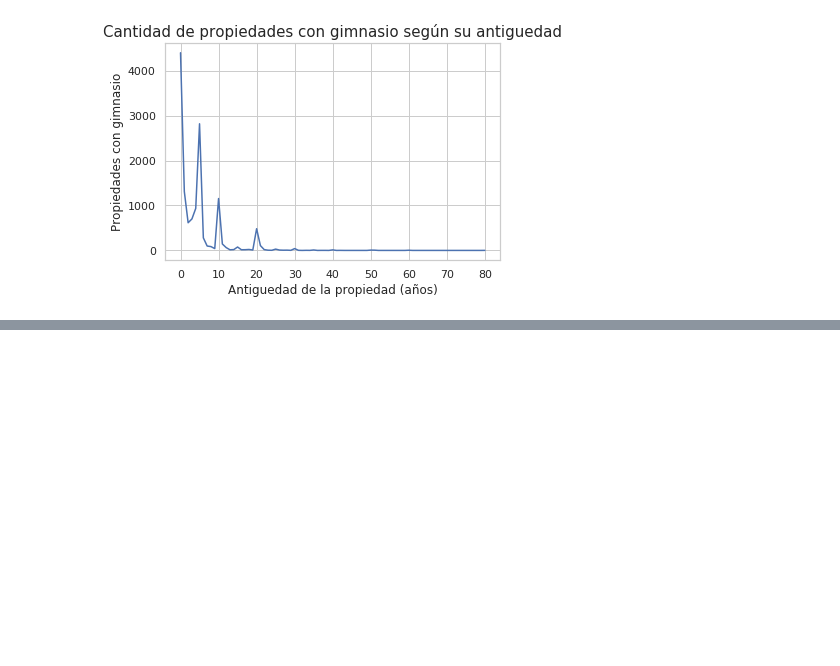
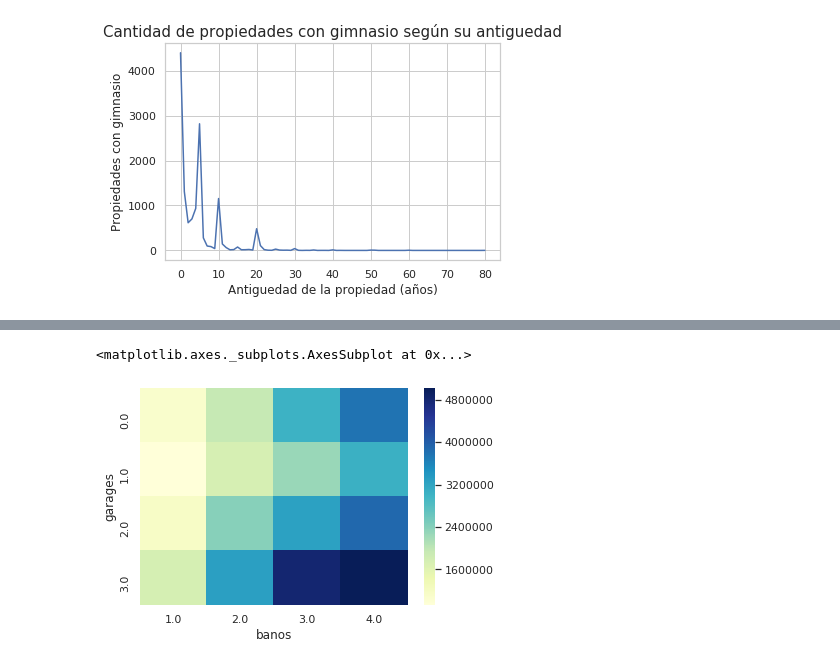
Before and after one commit to camilaserra5/7506-organizacion-de-datos, a Jupyter notebook: Metros vs banos|habitaciones, antiguedad vs ammenities.ipynb, the cells around one changed output, grey strips where cells are left out. Drawn from its saved outputs; the diff is of its cells as text; code cells hidden in the pictures; blank space fills up the shorter version.

```diff
--- a/Metros vs banos|habitaciones, antiguedad vs ammenities.ipynb
+++ b/Metros vs banos|habitaciones, antiguedad vs ammenities.ipynb
@@ -121,0 +144,11 @@ g.set_ylabel("Propiedades con gimnasio", fontsize=12);
+# %%
+df_heatmap = df[['precio','banos','garages']]
+
+heatmap1_data = pd.pivot_table(df_heatmap, values='precio',
+                     index=['garages'],
+                     columns='banos')
+
+sns.heatmap(heatmap1_data, cmap="YlGnBu")
+# %% [output]
+<matplotlib.axes._subplots.AxesSubplot at 0x...>
+[figure, added]
```
Also changed, not shown: parts of 4 cells of this notebook.
